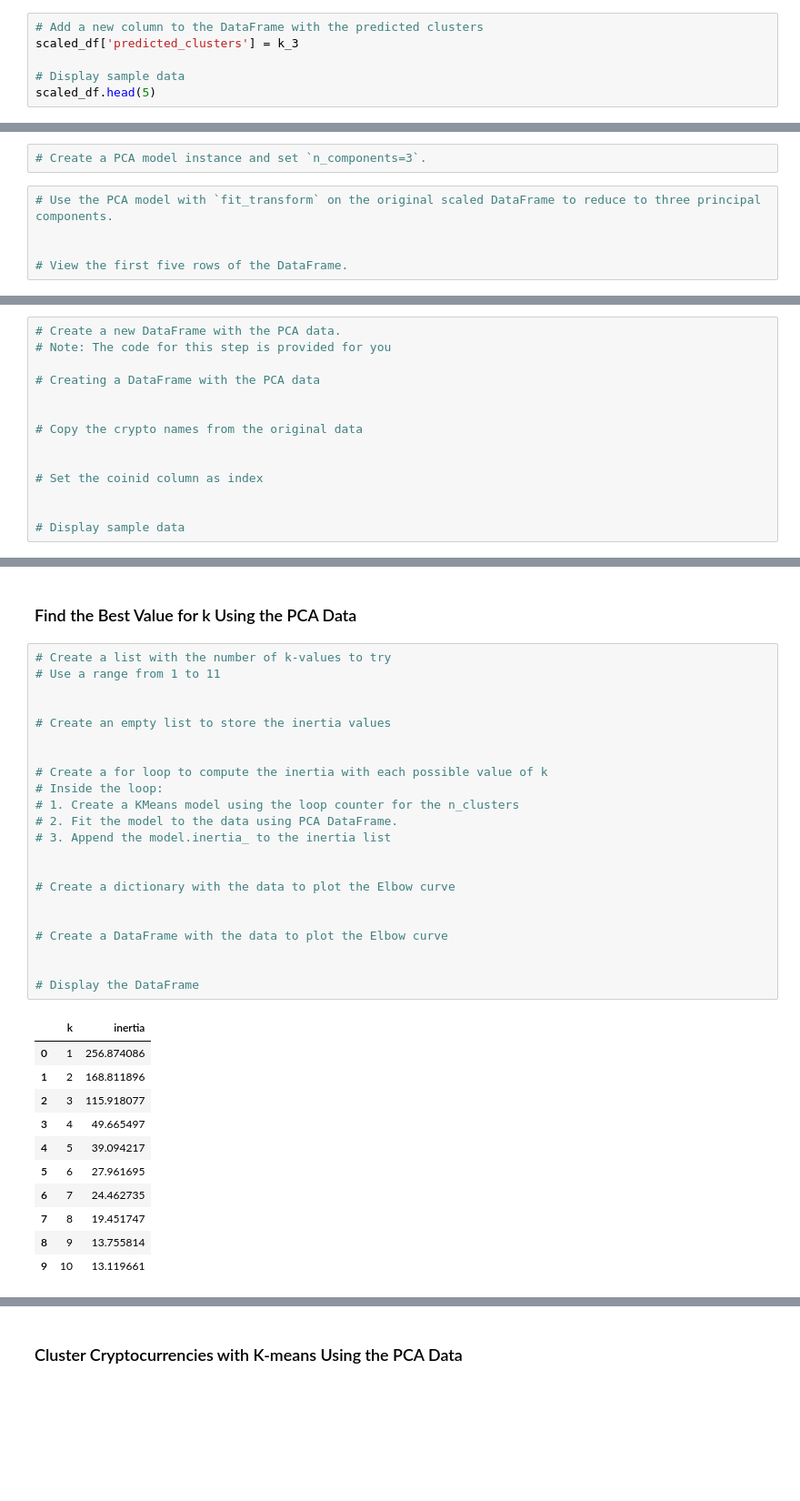
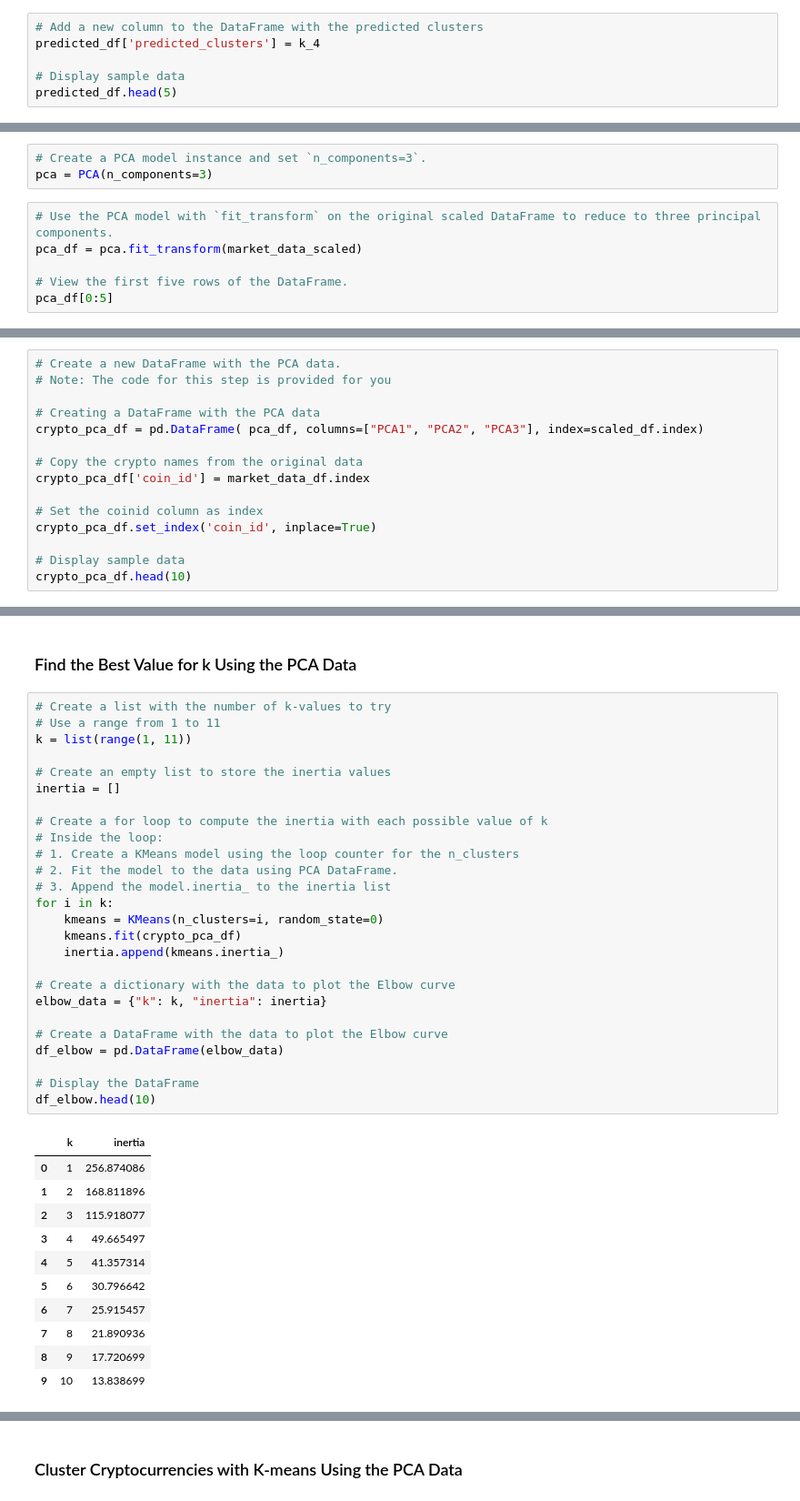
Before and after one commit to Brian-Hansen-Turton/CryptoClustering, a Jupyter notebook: Crypto_Clustering.ipynb, the cells around one changed output, grey strips where cells are left out. Shown: that part at 91% size. Cells and saved outputs as stored; diff of their text form; blank space fills up the shorter version.

```diff
--- a/Crypto_Clustering.ipynb
+++ b/Crypto_Clustering.ipynb
@@ -182,9 +158,9 @@ scaled_df = scaled_df.copy()
 # %%
 # Add a new column to the DataFrame with the predicted clusters
-scaled_df['predicted_clusters'] = k_3
+predicted_df['predicted_clusters'] = k_4
 
 # Display sample data
-scaled_df.head(5)
+predicted_df.head(5)
 # %% [output]
 |  | price_change_percentage_24h | price_change_percentage_7d | price_change_percentage_14d | price_change_percentage_30d | ... |
 | coin_id |  |  |  |  | ... |
@@ -210,11 +187,13 @@ scaled_df.plot.scatter(x='price_change_percentage_24h',
 ### Optimize Clusters with Principal Component Analysis.
 # %%
 # Create a PCA model instance and set `n_components=3`.
+pca = PCA(n_components=3)
 # %%
 # Use the PCA model with `fit_transform` on the original scaled DataFrame to reduce to three principal components.
-
+pca_df = pca.fit_transform(market_data_scaled)
 
 # View the first five rows of the DataFrame.
+pca_df[0:5]
 # %% [output]
 array([[-0.60066733,  0.84276006,  0.46159457],
        [-0.45826071,  0.45846566,  0.95287678],
@@ -236,15 +218,16 @@ array([0.3719856 , 0.34700813, 0.17603793])
 # Note: The code for this step is provided for you
 
 # Creating a DataFrame with the PCA data
-
+crypto_pca_df = pd.DataFrame( pca_df, columns=["PCA1", "PCA2", "PCA3"], index=scaled_df.index)
 
 # Copy the crypto names from the original data
-
+crypto_pca_df['coin_id'] = market_data_df.index
 
 # Set the coinid column as index
-
+crypto_pca_df.set_index('coin_id', inplace=True)
 
 # Display sample data
+crypto_pca_df.head(10)
 # %% [output]
 |  | PCA1 | PCA2 | PCA3 |
 | coin_id |  |  |  |
@@ -263,37 +246,41 @@ array([0.3719856 , 0.34700813, 0.17603793])
 # %%
 # Create a list with the number of k-values to try
 # Use a range from 1 to 11
-
+k = list(range(1, 11))
 
 # Create an empty list to store the inertia values
-
+inertia = []
 
 # Create a for loop to compute the inertia with each possible value of k
 # Inside the loop:
 # 1. Create a KMeans model using the loop counter for the n_clusters
 # 2. Fit the model to the data using PCA DataFrame.
 # 3. Append the model.inertia_ to the inertia list
-
+for i in k:
+    kmeans = KMeans(n_clusters=i, random_state=0)
+    kmeans.fit(crypto_pca_df)
+    inertia.append(kmeans.inertia_)
 
 # Create a dictionary with the data to plot the Elbow curve
-
+elbow_data = {"k": k, "inertia": inertia}
 
 # Create a DataFrame with the data to plot the Elbow curve
-
+df_elbow = pd.DataFrame(elbow_data)
 
 # Display the DataFrame
+df_elbow.head(10)
 # %% [output]
 |  | k | inertia |
 | 0 | 1 | 256.874086 |
 | 1 | 2 | 168.811896 |
 | 2 | 3 | 115.918077 |
 | 3 | 4 | 49.665497 |
-| 4 | 5 | 39.094217 |
-| 5 | 6 | 27.961695 |
-| 6 | 7 | 24.462735 |
-| 7 | 8 | 19.451747 |
-| 8 | 9 | 13.755814 |
-| 9 | 10 | 13.119661 |
+| 4 | 5 | 41.357314 |
+| 5 | 6 | 30.796642 |
+| 6 | 7 | 25.915457 |
+| 7 | 8 | 21.890936 |
+| 8 | 9 | 17.720699 |
+| 9 | 10 | 13.838699 |
 # %%
 # Plot a line chart with all the inertia values computed with
 # the different values of k to visually identify the optimal value for k.
```
Also changed, not shown: parts of 20 cells of this notebook, 3 other files.
